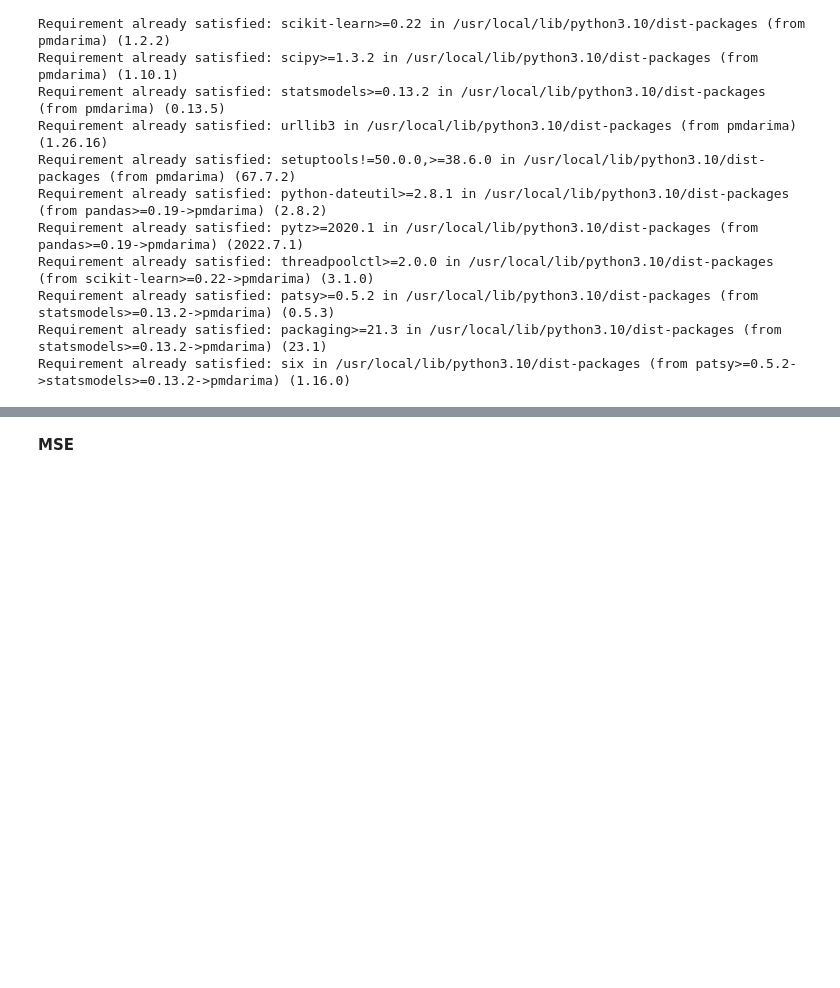
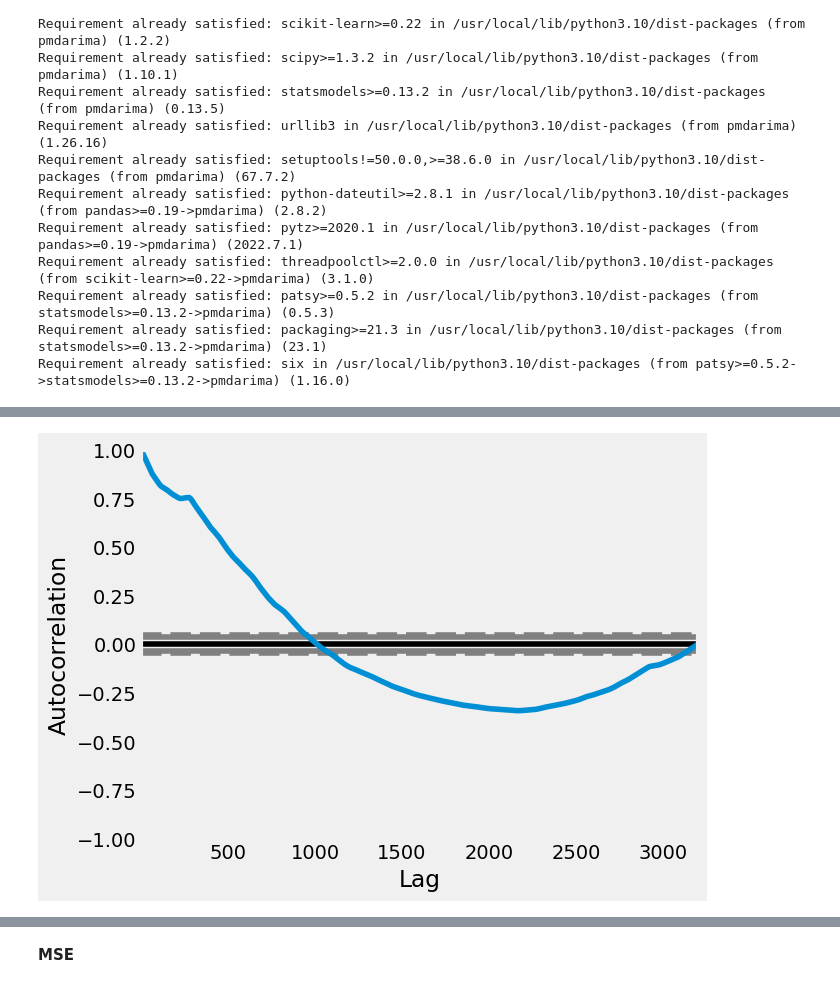
Before and after one commit to Madhur-01/Bajaj-Finserv-Stock--Prediction, a Jupyter notebook: StockPricePrediction.ipynb, the cells around one changed output, grey strips where cells are left out. Cells and saved outputs as stored; diff of their text form; code cells hidden in the pictures; blank space fills up the shorter version.

```diff
--- a/StockPricePrediction.ipynb
+++ b/StockPricePrediction.ipynb
@@ -459,0 +494,6 @@ df_test
+# %%
+from pandas.plotting import autocorrelation_plot
+autocorrelation_plot(df['Close'])
+plt.show()
+# %% [output]
+[figure, added]
```
Also changed, not shown: parts of 21 cells of this notebook.
